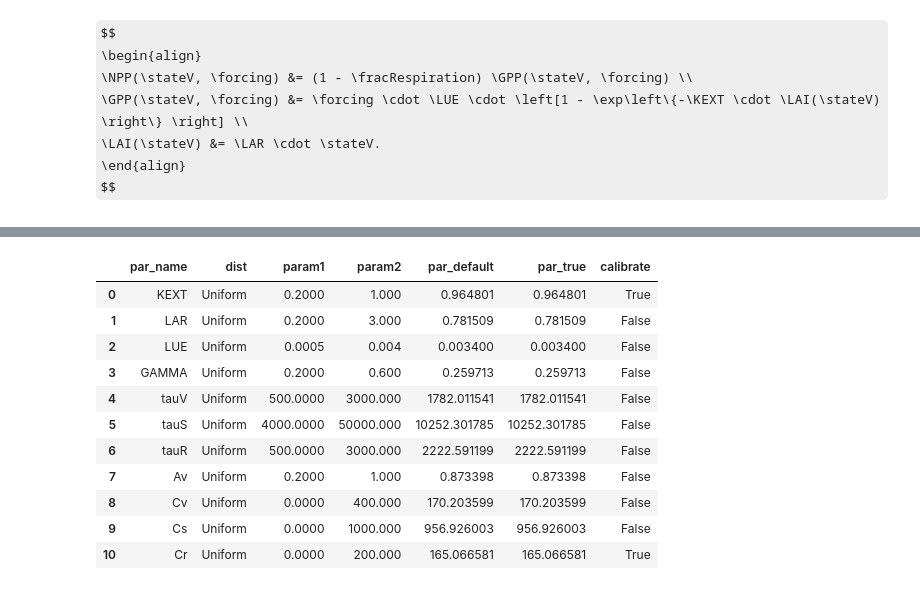
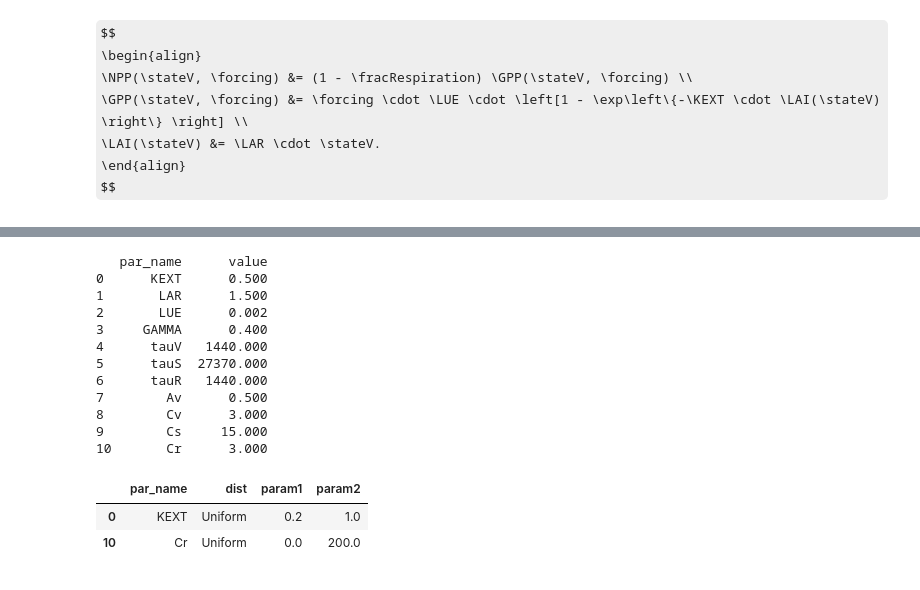
Before and after one commit to arob5/gp-calibration, a Jupyter notebook: scripts/python/vsem_calibration_test.ipynb, the cells around one changed output, grey strips where cells are left out. Saved outputs shown, nothing was run; the diff lists cells and outputs as text; code cells hidden in the pictures; some formulas as TeX source.

```diff
--- a/scripts/python/vsem_calibration_test.ipynb
+++ b/scripts/python/vsem_calibration_test.ipynb
@@ -22,7 +18,13 @@ RANDOM_SEED = 10
 rng = np.random.default_rng(RANDOM_SEED)
 # %%
 # Setup.
-n_time_step = 365*3
+
+# Number of time steps (days) to simulate model.
+n_year = 3
+n_time_step = 365*n_year
+
+# Parameters to calibrate.
+par_cal_names = ["KEXT", "Cr"]
 # %% [markdown]
 ## Latex macros
 
@@ -142,19 +94,29 @@ print(par_priors)
+# %%
+# VSEM Defaults.
+par_default = get_vsem_default_pars()
+print(par_default)
+par_default = np.asarray(par_default.value)
+# %% [output]
+   par_name      value
+0      KEXT      0.500
+1       LAR      1.500
+2       LUE      0.002
+3     GAMMA      0.400
+4      tauV   1440.000
+5      tauS  27370.000
+6      tauR   1440.000
+7        Av      0.500
+8        Cv      3.000
+9        Cs     15.000
+10       Cr      3.000
 # %%
-# Choose Calibration parameters.
-par_names_cal = ["KEXT", "Cr"]
-par_priors["calibrate"] = par_priors.par_name.isin(par_names_cal)
-par_cal_idx = np.where(par_priors.calibrate)[0]
-par_priors
+# Choose Calibration parameters and define priors.
+par_prior = get_vsem_default_priors()
+par_cal_idx = np.where(par_prior.par_name.isin(par_cal_names))[0]
+par_cal_prior = np.take(par_prior, par_cal_idx, axis=0)
+dim_par = len(par_cal_names)
+par_cal_prior
 # %% [output]
-|  | par_name | dist | param1 | param2 | par_default | par_true | calibrate |
-| 0 | KEXT | Uniform | 0.2000 | 1.000 | 0.964801 | 0.964801 | True |
-| 1 | LAR | Uniform | 0.2000 | 3.000 | 0.781509 | 0.781509 | False |
-| 2 | LUE | Uniform | 0.0005 | 0.004 | 0.003400 | 0.003400 | False |
-| 3 | GAMMA | Uniform | 0.2000 | 0.600 | 0.259713 | 0.259713 | False |
-| 4 | tauV | Uniform | 500.0000 | 3000.000 | 1782.011541 | 1782.011541 | False |
-| 5 | tauS | Uniform | 4000.0000 | 50000.000 | 10252.301785 | 10252.301785 | False |
-| 6 | tauR | Uniform | 500.0000 | 3000.000 | 2222.591199 | 2222.591199 | False |
-| 7 | Av | Uniform | 0.2000 | 1.000 | 0.873398 | 0.873398 | False |
-| 8 | Cv | Uniform | 0.0000 | 400.000 | 170.203599 | 170.203599 | False |
-| 9 | Cs | Uniform | 0.0000 | 1000.000 | 956.926003 | 956.926003 | False |
-| 10 | Cr | Uniform | 0.0000 | 200.000 | 165.066581 | 165.066581 | True |
+|  | par_name | dist | param1 | param2 |
+| 0 | KEXT | Uniform | 0.2 | 1.0 |
+| 10 | Cr | Uniform | 0.0 | 200.0 |
```
Also changed, not shown: parts of 27 cells of this notebook, 4 other files.
